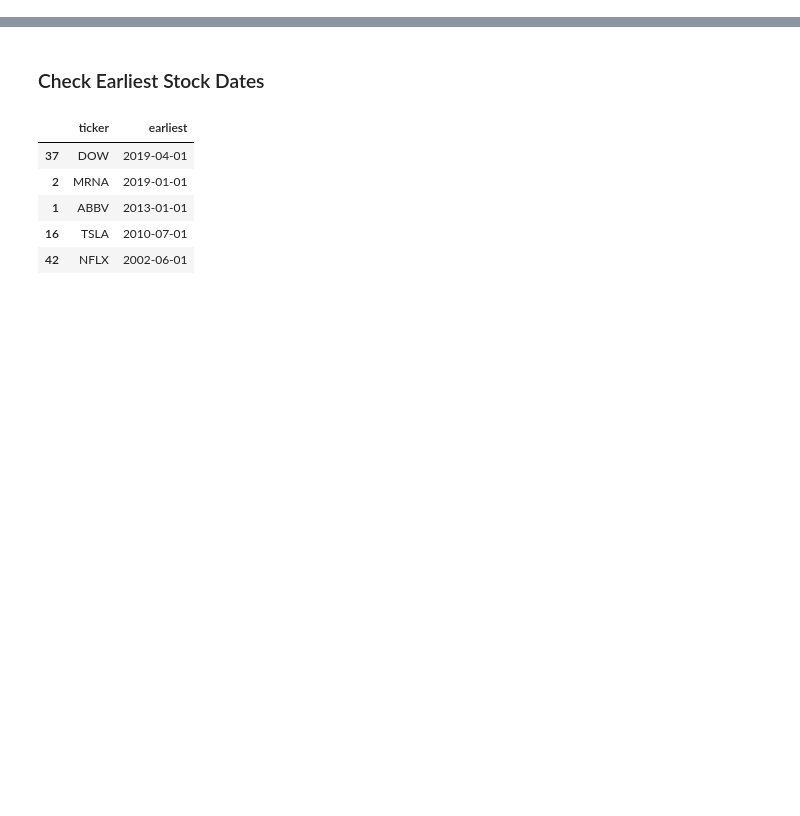
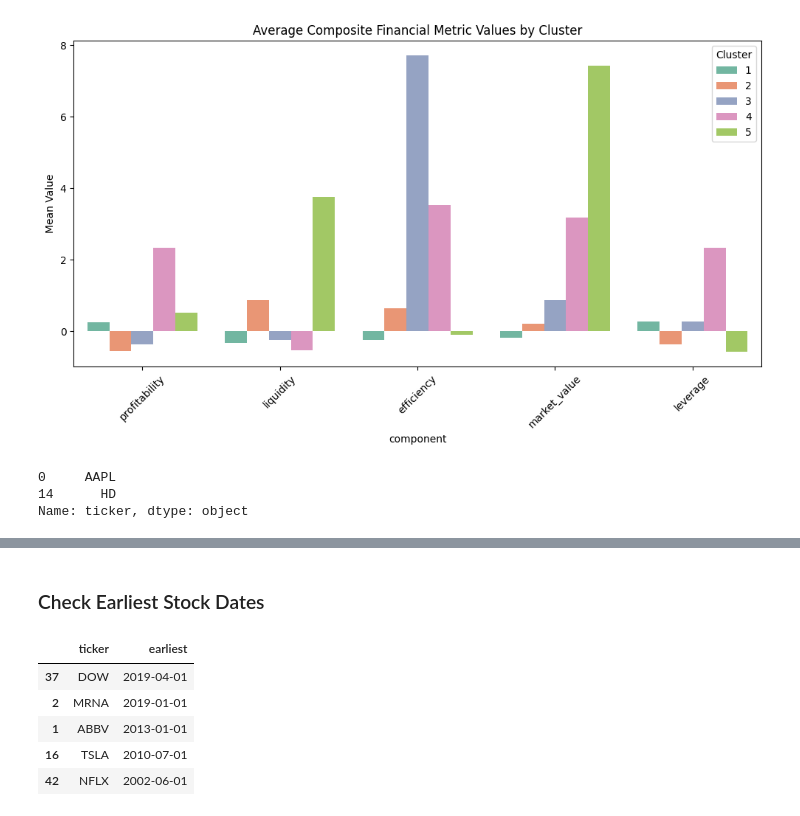
Before and after one commit to Adenegar/InvestmentPortfolio, a Jupyter notebook: src/portfolios.ipynb, the cells around one changed output, grey strips where cells are left out. Cells and saved outputs as stored; diff of their text form; code cells hidden in the pictures; blank space fills up the shorter version.

```diff
--- a/src/portfolios.ipynb
+++ b/src/portfolios.ipynb
@@ -20,0 +101,28 @@ PCA complete: projected data shape (46, 2)
+# %%
+import pandas as pd
+import seaborn as sns
+import matplotlib.pyplot as plt
+
+# Calculate average PCA component values per cluster
+cluster_means = df_results.groupby('cluster')[pca_cols].mean().round(2)
+
+# Reshape for plotting
+df_melted = cluster_means.reset_index().melt(id_vars='cluster', var_name='component', value_name='mean_value')
+
+# Plot
+plt.figure(figsize=(10, 6))
+sns.barplot(data=df_melted, x='component', y='mean_value', hue='cluster', palette='Set2')
+plt.title('Average Composite Financial Metric Values by Cluster')
+plt.ylabel('Mean Value')
+plt.xticks(rotation=45)
+plt.legend(title='Cluster')
+plt.tight_layout()
+plt.show()
+# %% [output]
+[figure, added]
+# %%
+df_results[df_results["cluster"] == 4]["ticker"]
+# %% [output]
+0     AAPL
+14      HD
+Name: ticker, dtype: object
```
Also changed, not shown: parts of 40 cells of this notebook, 12 other files.
